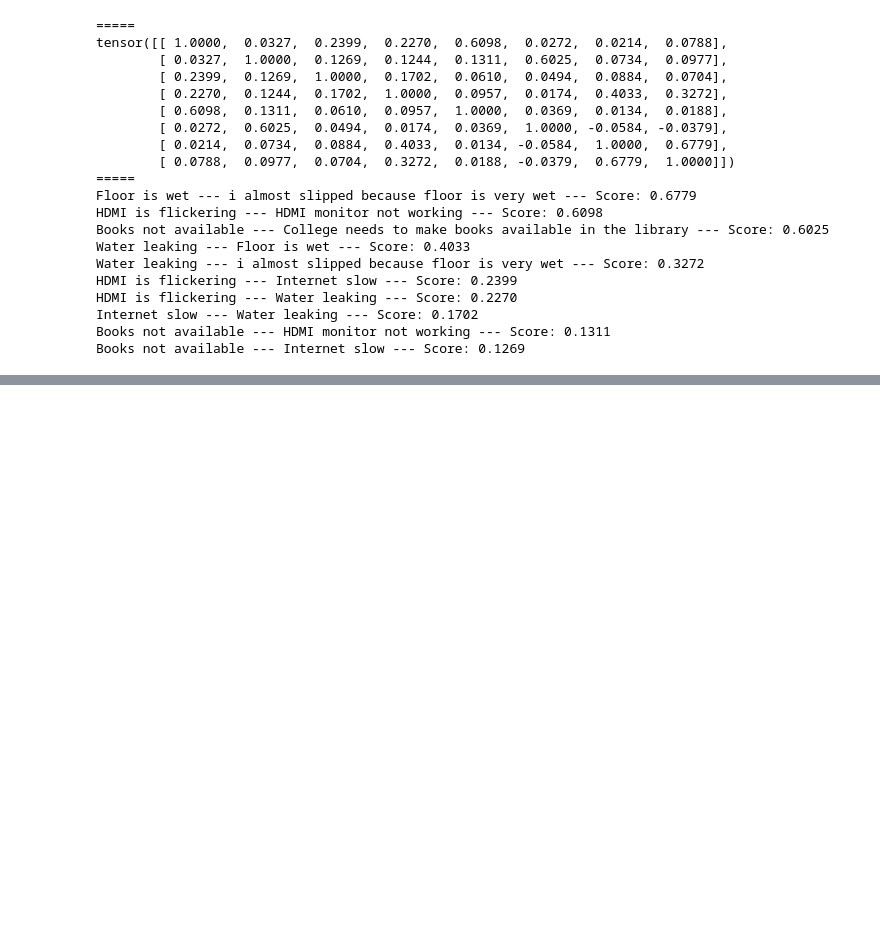
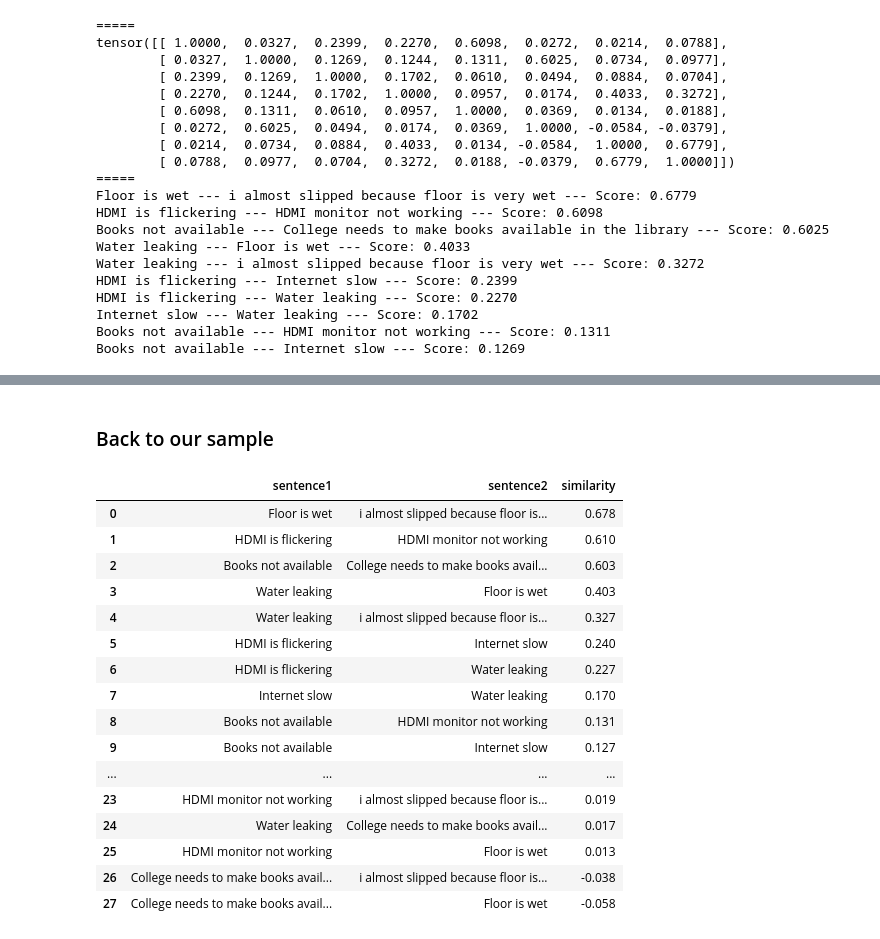
Before and after one commit to akashadhikari/sentence_similarity, a Jupyter notebook: sentence_similarity.ipynb, the cells around one changed output, grey strips where cells are left out. Drawn from its saved outputs; the diff is of its cells as text; code cells hidden in the pictures; blank space fills up the shorter version.

```diff
--- a/sentence_similarity.ipynb
+++ b/sentence_similarity.ipynb
@@ -107,0 +106,29 @@ plt.show()
+# %% [markdown]
+### Back to our sample
+# %%
+cols = ['sentence1', 'sentence2', 'similarity']
+sentence_df = pd.DataFrame(columns=cols)
+for each in pairs:
+    sentence_dict = {'sentence1': sentences[each['index'][0]],
+                             'sentence2': sentences[each['index'][1]],
+                             'similarity': each['score'].numpy().round(3)}
+    sentence_df.loc[len(sentence_df)]=sentence_dict
+sentence_df.sort_values(by=['similarity'], ascending=False)
+# %% [output]
+|  | sentence1 | sentence2 | similarity |
+| 0 | Floor is wet | i almost slipped because floor is... | 0.678 |
+| 1 | HDMI is flickering | HDMI monitor not working | 0.610 |
+| 2 | Books not available | College needs to make books avail... | 0.603 |
+| 3 | Water leaking | Floor is wet | 0.403 |
+| 4 | Water leaking | i almost slipped because floor is... | 0.327 |
+| 5 | HDMI is flickering | Internet slow | 0.240 |
+| 6 | HDMI is flickering | Water leaking | 0.227 |
+| 7 | Internet slow | Water leaking | 0.170 |
+| 8 | Books not available | HDMI monitor not working | 0.131 |
+| 9 | Books not available | Internet slow | 0.127 |
+| ... | ... | ... | ... |
+| 23 | HDMI monitor not working | i almost slipped because floor is... | 0.019 |
+| 24 | Water leaking | College needs to make books avail... | 0.017 |
+| 25 | HDMI monitor not working | Floor is wet | 0.013 |
+| 26 | College needs to make books avail... | i almost slipped because floor is... | -0.038 |
+| 27 | College needs to make books avail... | Floor is wet | -0.058 |
```
Also changed, not shown: parts of 12 cells of this notebook, 1 other file.
